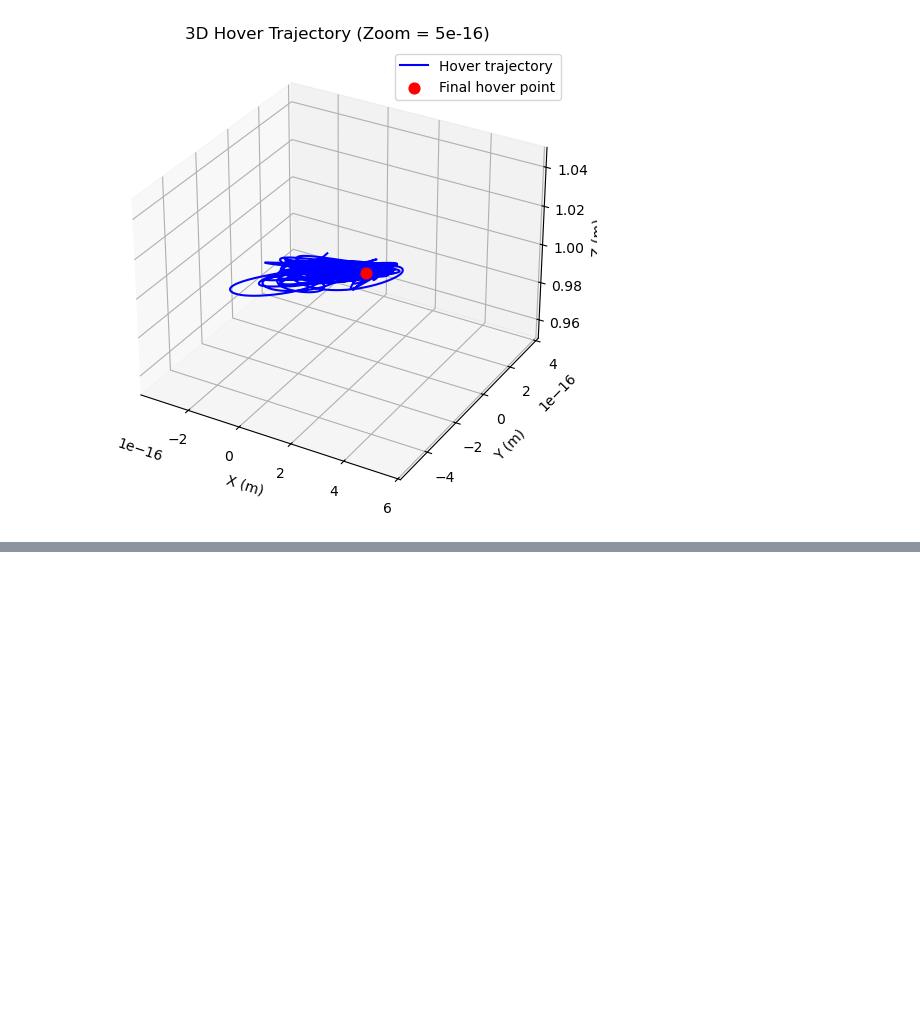
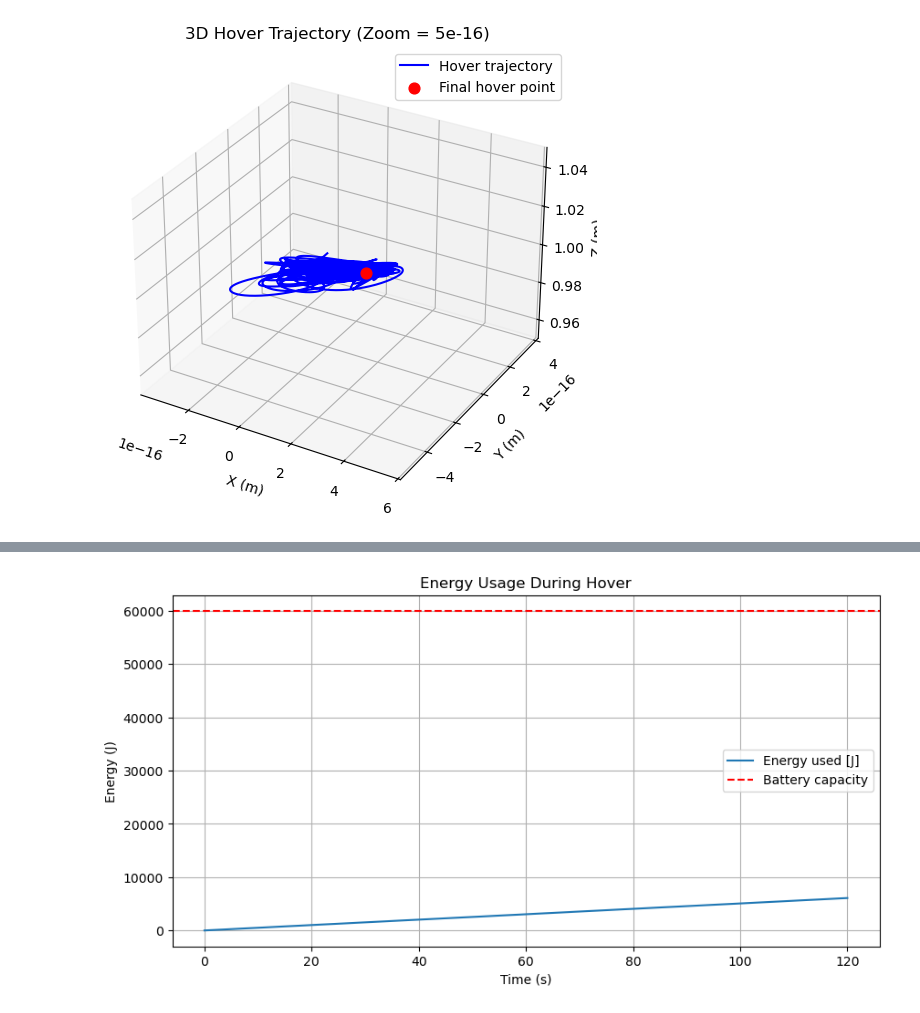
Before and after one commit to mugreenstein/AE-352-Final-Project, a Jupyter notebook: main_power.ipynb, the cells around one changed output, grey strips where cells are left out. Cells and saved outputs as stored; diff of their text form; code cells hidden in the pictures; blank space fills up the shorter version.

```diff
--- a/main_power.ipynb
+++ b/main_power.ipynb
@@ -30,6 +30,32 @@ params = {
     "k_thrust": k_thrust, "k_drag": k_drag,
     "Ixx": Ixx, "Iyy": Iyy, "Izz": Izz
 }
+# %%
+# ---------------------------------------------------------
+# POWER + BATTERY PARAMETERS
+# ---------------------------------------------------------
+
+battery_voltage = 11.1              # V (typical 3S LiPo)
+battery_capacity_Ah = 1.5           # 1500 mAh
+battery_energy_J = battery_voltage * battery_capacity_Ah * 3600.0  # Joules
+
+# Rotor disk assumptions for ideal induced power
+R_rotor = 0.10
+A_disk = np.pi * R_rotor**2
+
+# Ideal induced power coefficient (from momentum theory)
+# T = kT * sum(omega^2)
+# P = T^(3/2) / sqrt(2 ρ A)
+cP_rotor = (k_thrust**1.5) / np.sqrt(2 * rho * A_disk)
+
+params.update({
+    "battery_voltage": battery_voltage,
+    "battery_capacity_Ah": battery_capacity_Ah,
+    "battery_energy_J": battery_energy_J,
+    "R_rotor": R_rotor,
+    "A_disk": A_disk,
+    "cP_rotor": cP_rotor
+})
 # %%
 def rotation(phi, theta, psi):
     cphi, sphi = np.cos(phi), np.sin(phi)
@@ -1000,0 +1015,14 @@ plt.show()
+# %%
+E_batt = params["battery_energy_J"]
+
+plt.figure(figsize=(10,5))
+plt.plot(times_h, Energies_h, label="Energy used [J]")
+plt.axhline(E_batt, color='r', linestyle='--', label="Battery capacity")
+plt.ylabel("Energy (J)")
+plt.xlabel("Time (s)")
+plt.title("Energy Usage During Hover")
+plt.grid(True)
+plt.legend()
+plt.show()
+# %% [output]
+[figure, added]
```
Also changed, not shown: parts of 5 cells of this notebook, 9 other files.
